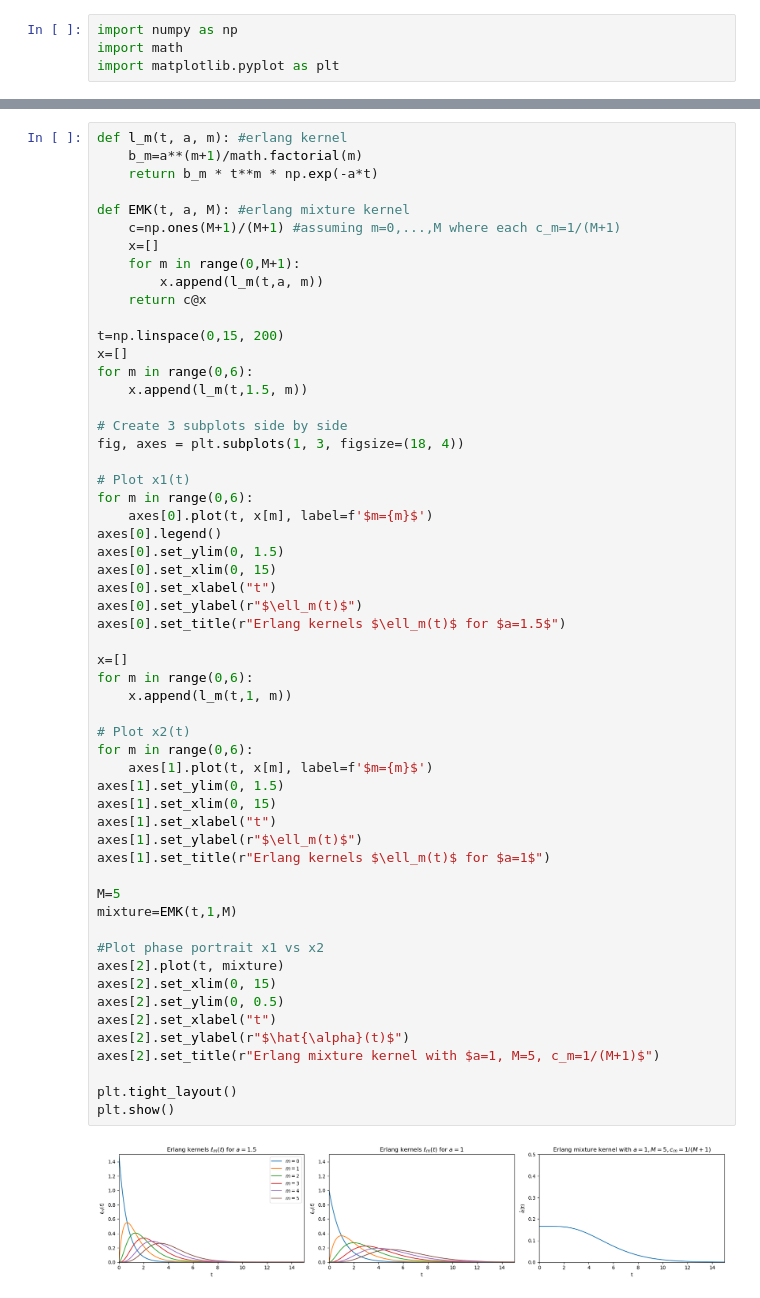
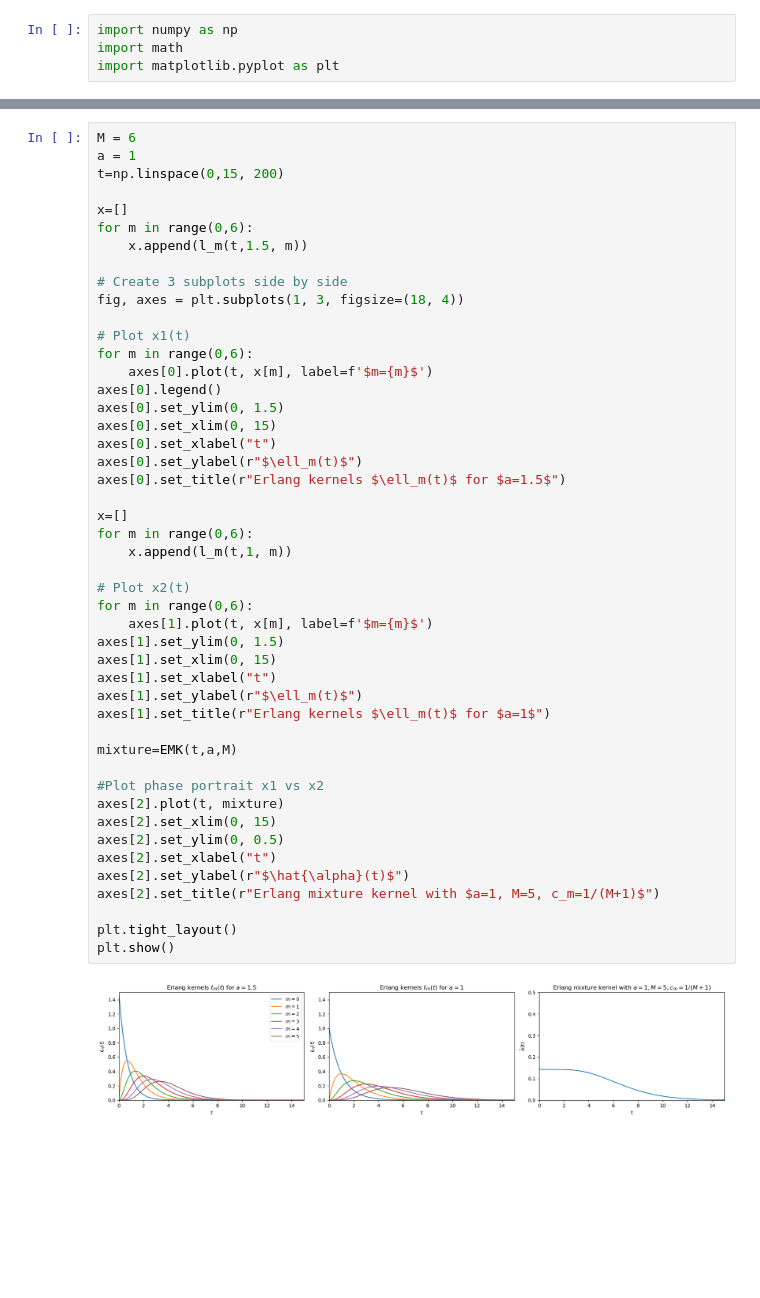
Before and after one commit to andreasaqp/DDDEs, a Jupyter notebook: kernels.ipynb, the cells around one changed output, grey strips where cells are left out. Saved outputs shown, nothing was run; the diff lists cells and outputs as text; blank space fills up the shorter version.

Commit message:
Added function in Kernals to plot the mixture kernal

```diff
--- a/kernels.ipynb
+++ b/kernels.ipynb
@@ -5,16 +51,8 @@ import matplotlib.pyplot as plt
 # %%
-def l_m(t, a, m): #erlang kernel
-    b_m=a**(m+1)/math.factorial(m)
-    return b_m * t**m * np.exp(-a*t)
+M = 6
+a = 1
+t=np.linspace(0,15, 200)
 
-def EMK(t, a, M): #erlang mixture kernel
-    c=np.ones(M+1)/(M+1) #assuming m=0,...,M where each c_m=1/(M+1)
-    x=[]
-    for m in range(0,M+1):
-        x.append(l_m(t,a, m))
-    return c@x
-
-t=np.linspace(0,15, 200)
 x=[]
 for m in range(0,6):
     x.append(l_m(t,1.5, m))
@@ -30,33 +68,32 @@ axes[0].set_ylim(0, 1.5)
 axes[0].set_xlim(0, 15)
 axes[0].set_xlabel("t")
 axes[0].set_ylabel(r"$\ell_m(t)$")
 axes[0].set_title(r"Erlang kernels $\ell_m(t)$ for $a=1.5$")
 
 x=[]
 for m in range(0,6):
     x.append(l_m(t,1, m))
 
 # Plot x2(t)
 for m in range(0,6):
     axes[1].plot(t, x[m], label=f'$m={m}$')
 axes[1].set_ylim(0, 1.5)
 axes[1].set_xlim(0, 15)
 axes[1].set_xlabel("t")
 axes[1].set_ylabel(r"$\ell_m(t)$")
 axes[1].set_title(r"Erlang kernels $\ell_m(t)$ for $a=1$")
 
-M=5
-mixture=EMK(t,1,M)
+mixture=EMK(t,a,M)
 
 #Plot phase portrait x1 vs x2
 axes[2].plot(t, mixture)
 axes[2].set_xlim(0, 15)
 axes[2].set_ylim(0, 0.5)
 axes[2].set_xlabel("t")
 axes[2].set_ylabel(r"$\hat{\alpha}(t)$")
 axes[2].set_title(r"Erlang mixture kernel with $a=1, M=5, c_m=1/(M+1)$")
 
 plt.tight_layout()
 plt.show()
 # %% [output]
-[figure, old version]
+[figure, new version]
```
Also changed, not shown: parts of 2 cells of this notebook.
